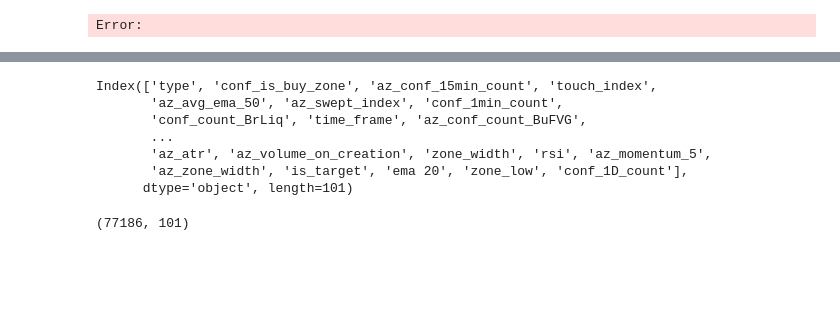
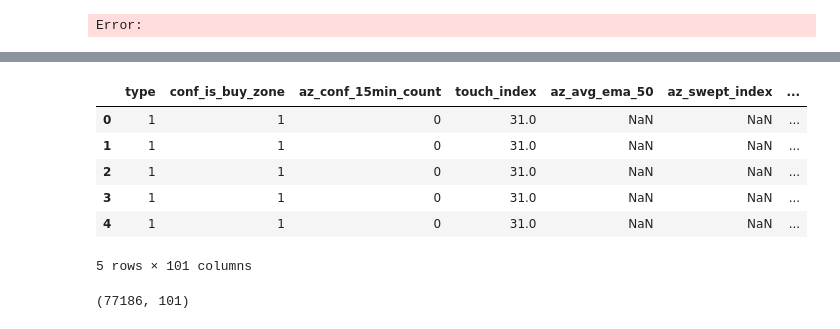
Before and after one commit to Roxulia/ChoaticX, a Jupyter notebook: Notebooks/backtest2.ipynb, the cells around one changed output, grey strips where cells are left out. Cells and saved outputs as stored; diff of their text form; code cells hidden in the pictures; blank space fills up the shorter version.

```diff
--- a/Notebooks/backtest2.ipynb
+++ b/Notebooks/backtest2.ipynb
@@ -28,13 +43,13 @@ df = pd.read_csv('../dataset.csv')
 # %%
-df.columns
+df.head()
 # %% [output]
+|  | type | conf_is_buy_zone | az_conf_15min_count | touch_index | az_avg_ema_50 | az_swept_index | ... |
+| 0 | 1 | 1 | 0 | 31.0 | NaN | NaN | ... |
+| 1 | 1 | 1 | 0 | 31.0 | NaN | NaN | ... |
+| 2 | 1 | 1 | 0 | 31.0 | NaN | NaN | ... |
+| 3 | 1 | 1 | 0 | 31.0 | NaN | NaN | ... |
+| 4 | 1 | 1 | 0 | 31.0 | NaN | NaN | ... |
-Index(['type', 'conf_is_buy_zone', 'az_conf_15min_count', 'touch_index',
-       'az_avg_ema_50', 'az_swept_index', 'conf_1min_count',
-       'conf_count_BrLiq', 'time_frame', 'az_conf_count_BuFVG',
-       ...
-       'az_atr', 'az_volume_on_creation', 'zone_width', 'rsi', 'az_momentum_5',
-       'az_zone_width', 'is_target', 'ema 20', 'zone_low', 'conf_1D_count'],
-      dtype='object', length=101)
+5 rows × 101 columns
 # %%
 df.shape
 # %% [output]
```
Also changed, not shown: parts of 1 cell of this notebook, 2 other files.
